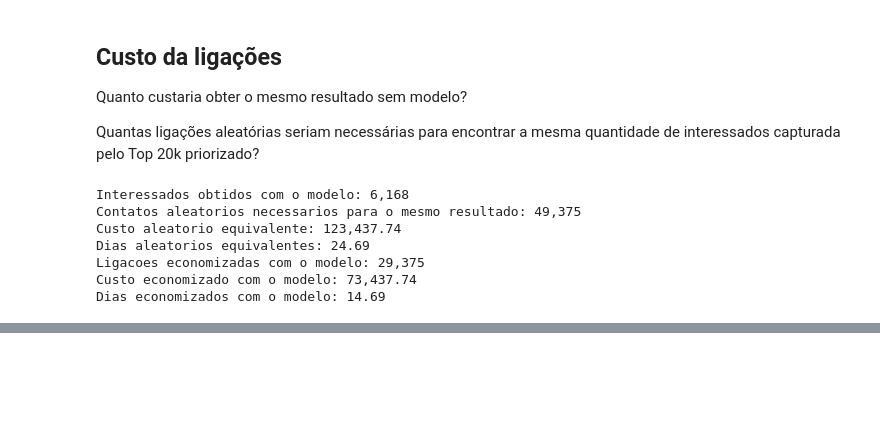
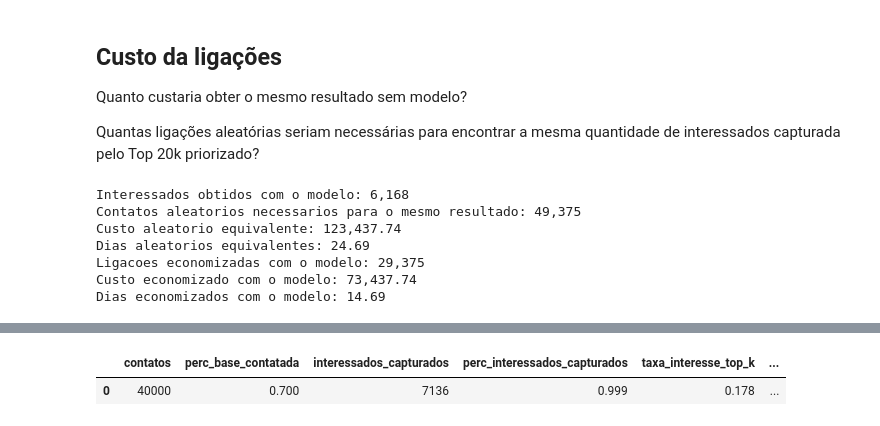
Before and after one commit to Gabrielnbr/estudo_pa004, a Jupyter notebook: notebooks/9.interpretacao-traducao-erro.ipynb, the cells around one changed output, grey strips where cells are left out. Cells and saved outputs as stored; diff of their text form; code cells hidden in the pictures; blank space fills up the shorter version.

```diff
--- a/notebooks/9.interpretacao-traducao-erro.ipynb
+++ b/notebooks/9.interpretacao-traducao-erro.ipynb
@@ -451,0 +459,33 @@ Dias economizados com o modelo: 14.69
+# %%
+def avaliar_top_k(base_priorizada, k, total_interessados, total_clientes, taxa_base):
+    """Calcula a performance operacional para os k clientes mais prov?veis."""
+    k = min(k, total_clientes)
+    top_k = base_priorizada.head(k).copy()
+    interessados_capturados = int(top_k["resposta"].sum())
+
+    return {
+        "contatos": k,
+        "perc_base_contatada": k / total_clientes,
+        "interessados_capturados": interessados_capturados,
+        "perc_interessados_capturados": interessados_capturados / total_interessados,
+        "taxa_interesse_top_k": interessados_capturados / k,
+        "lift_vs_aleatorio": (interessados_capturados / k) / taxa_base,
+        "interessados_esperados_aleatorio": k * taxa_base,
+        "ganho_interessados_vs_aleatorio": interessados_capturados - (k * taxa_base),
+    }
+# %%
+N_CONTATOS_40K = 40_000
+
+resultado_40k = avaliar_top_k(
+    base_priorizada=base_priorizada,
+    k=N_CONTATOS_40K,
+    total_interessados=total_interessados,
+    total_clientes=total_clientes,
+    taxa_base=taxa_base,
+)
+
+resultado_40k_df = pd.DataFrame([resultado_40k])
+resultado_40k_df
+# %% [output]
+|  | contatos | perc_base_contatada | interessados_capturados | perc_interessados_capturados | taxa_interesse_top_k | ... |
+| 0 | 40000 | 0.700 | 7136 | 0.999 | 0.178 | ... |
```
Also changed, not shown: parts of 7 cells of this notebook, 3 other files.
